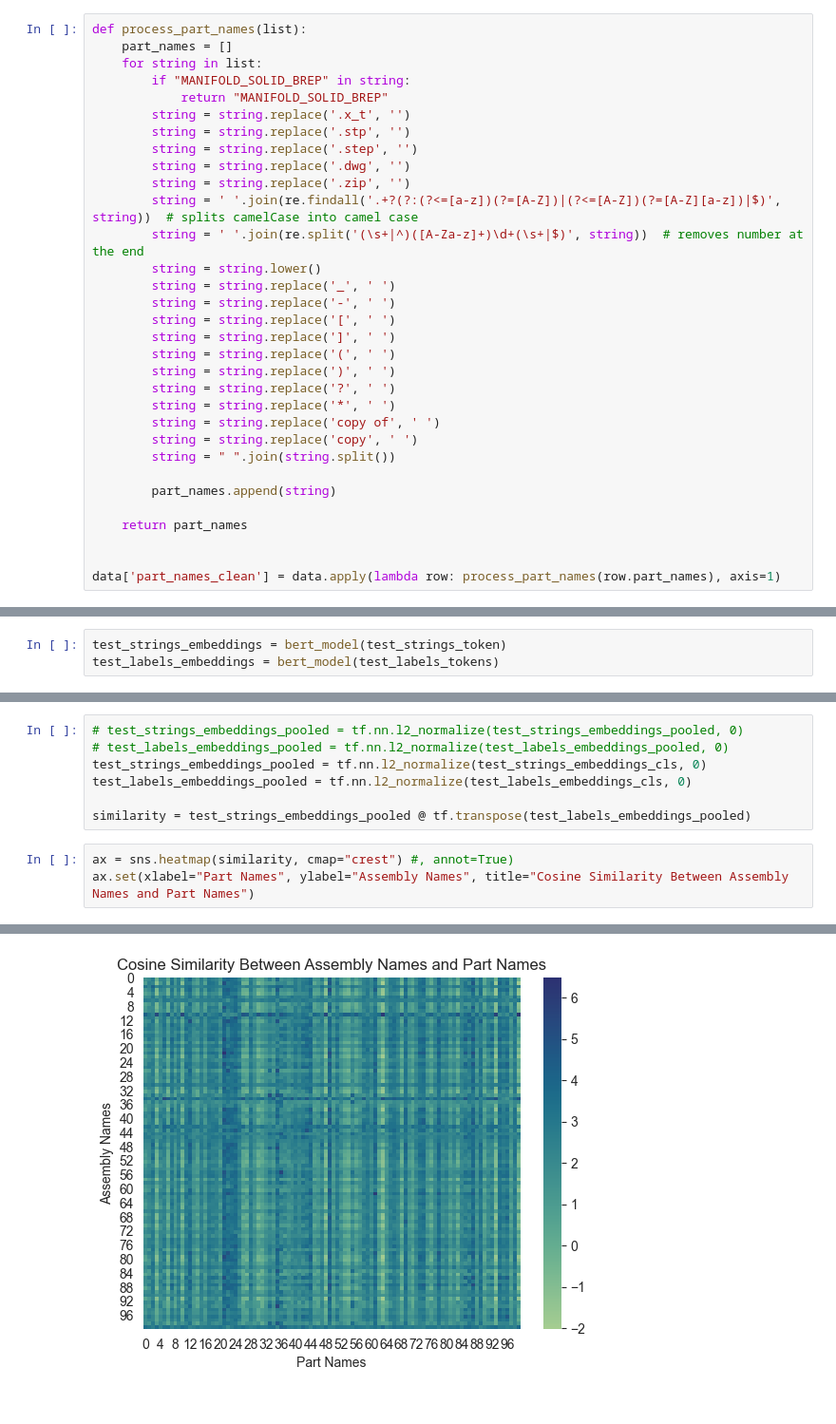
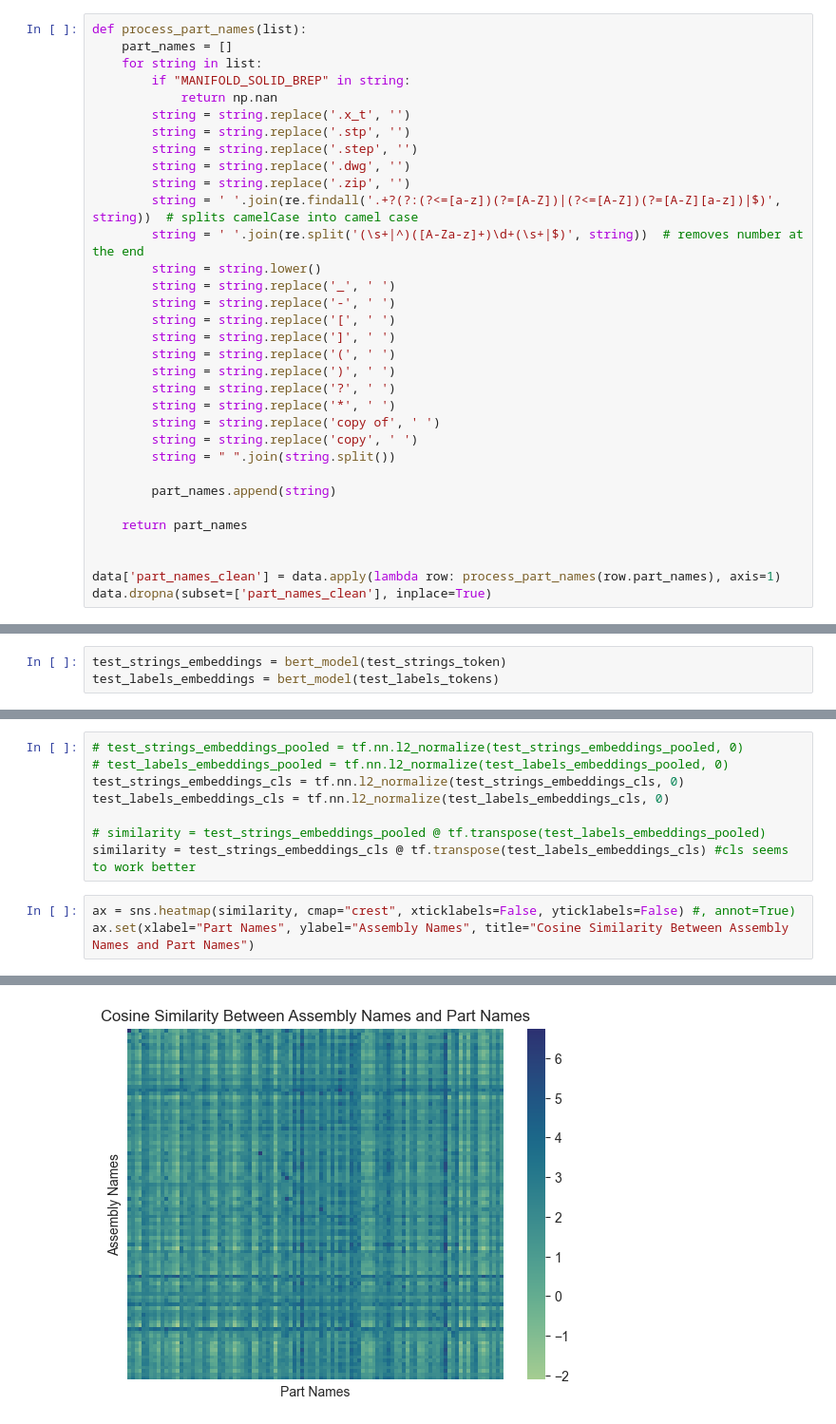
Before and after one commit to grndnl/w266_final_project, a Jupyter notebook: assembly_name_prediction.ipynb, the cells around one changed output, grey strips where cells are left out. Shown: that part at 95% size. Saved outputs shown, nothing was run; the diff lists cells and outputs as text.

Commit message:
re-run with cleaner data

```diff
--- a/assembly_name_prediction.ipynb
+++ b/assembly_name_prediction.ipynb
@@ -87,7 +87,7 @@ def process_part_names(list):
     part_names = []
     for string in list:
         if "MANIFOLD_SOLID_BREP" in string:
-            return "MANIFOLD_SOLID_BREP"
+            return np.nan
         string = string.replace('.x_t', '')
         string = string.replace('.stp', '')
         string = string.replace('.step', '')
@@ -114,6 +114,7 @@ def process_part_names(list):
 
 
 data['part_names_clean'] = data.apply(lambda row: process_part_names(row.part_names), axis=1)
+data.dropna(subset=['part_names_clean'], inplace=True)
 # %%
 data.head()
 # %% [output]
@@ -229,11 +232,12 @@ test_labels_embeddings_cls = test_labels_embeddings[0][:, 0, :]
 # %%
 # test_strings_embeddings_pooled = tf.nn.l2_normalize(test_strings_embeddings_pooled, 0)
 # test_labels_embeddings_pooled = tf.nn.l2_normalize(test_labels_embeddings_pooled, 0)
-test_strings_embeddings_pooled = tf.nn.l2_normalize(test_strings_embeddings_cls, 0)
-test_labels_embeddings_pooled = tf.nn.l2_normalize(test_labels_embeddings_cls, 0)
+test_strings_embeddings_cls = tf.nn.l2_normalize(test_strings_embeddings_cls, 0)
+test_labels_embeddings_cls = tf.nn.l2_normalize(test_labels_embeddings_cls, 0)
 
-similarity = test_strings_embeddings_pooled @ tf.transpose(test_labels_embeddings_pooled)
+# similarity = test_strings_embeddings_pooled @ tf.transpose(test_labels_embeddings_pooled)
+similarity = test_strings_embeddings_cls @ tf.transpose(test_labels_embeddings_cls) #cls seems to work better
 # %%
-ax = sns.heatmap(similarity, cmap="crest") #, annot=True)
+ax = sns.heatmap(similarity, cmap="crest", xticklabels=False, yticklabels=False) #, annot=True)
 ax.set(xlabel="Part Names", ylabel="Assembly Names", title="Cosine Similarity Between Assembly Names and Part Names")
 # %% [output]
@@ -242,5 +246,5 @@ ax.set(xlabel="Part Names", ylabel="Assembly Names", title="Cosine Similarity Be
  Text(0.5, 1.0, 'Cosine Similarity Between Assembly Names and Part Names')]
-[figure, old version]
+[figure, new version]
 # %%
 pred = []
 true = []
```
Also changed, not shown: parts of 10 cells of this notebook.
